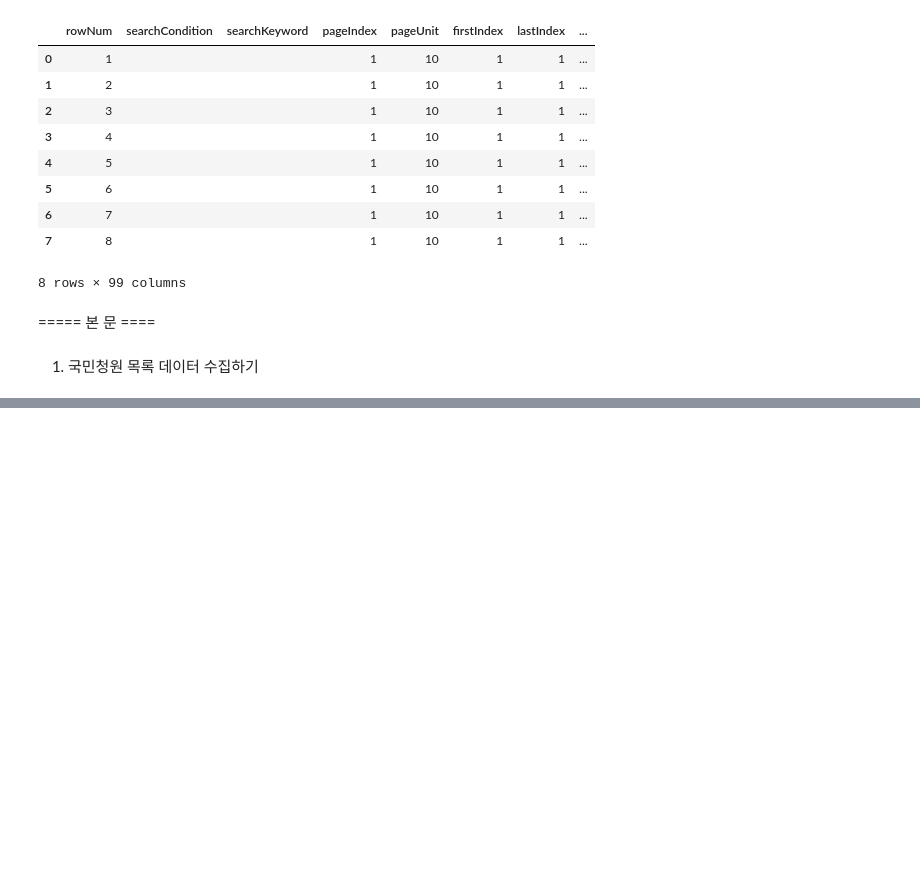
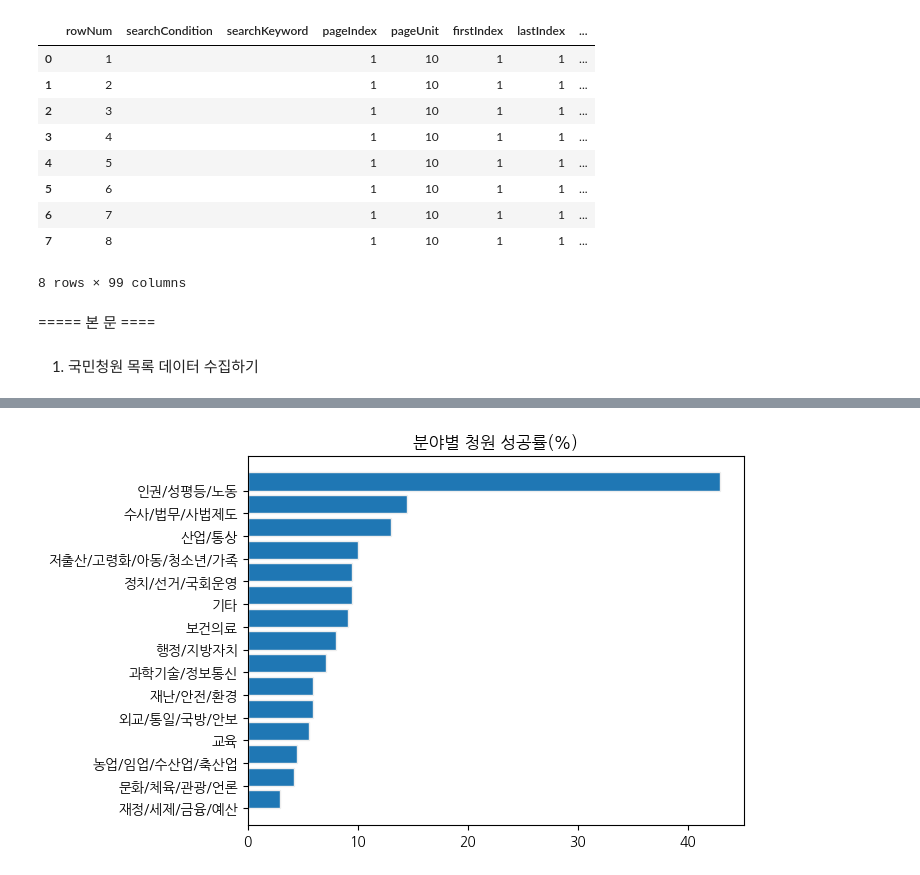
Before and after one commit to stonesteel0606/seaborn_tutorial, a Jupyter notebook: 국민청원_스크래핑.ipynb, the cells around one changed output, grey strips where cells are left out. Cells and saved outputs as stored; diff of their text form; code cells hidden in the pictures; blank space fills up the shorter version.

```diff
--- a/국민청원_스크래핑.ipynb
+++ b/국민청원_스크래핑.ipynb
@@ -172,0 +275,4 @@ get_all_page()
+# %%
+get_bar_graph(df_field, '동의성공률(%)', '분야별 청원 성공률(%)')
+# %% [output]
+[figure, added]
```
Also changed, not shown: parts of 13 cells of this notebook.
